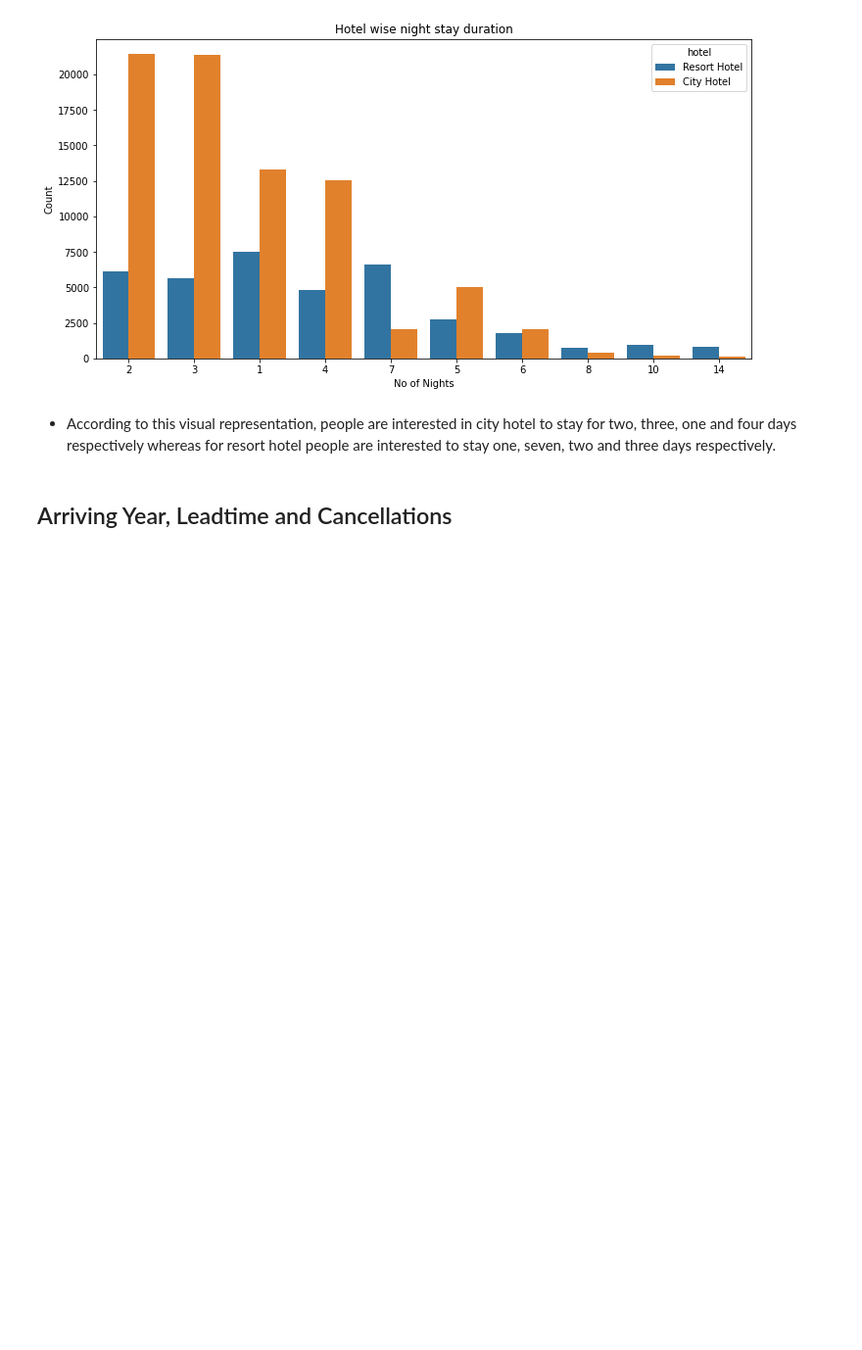
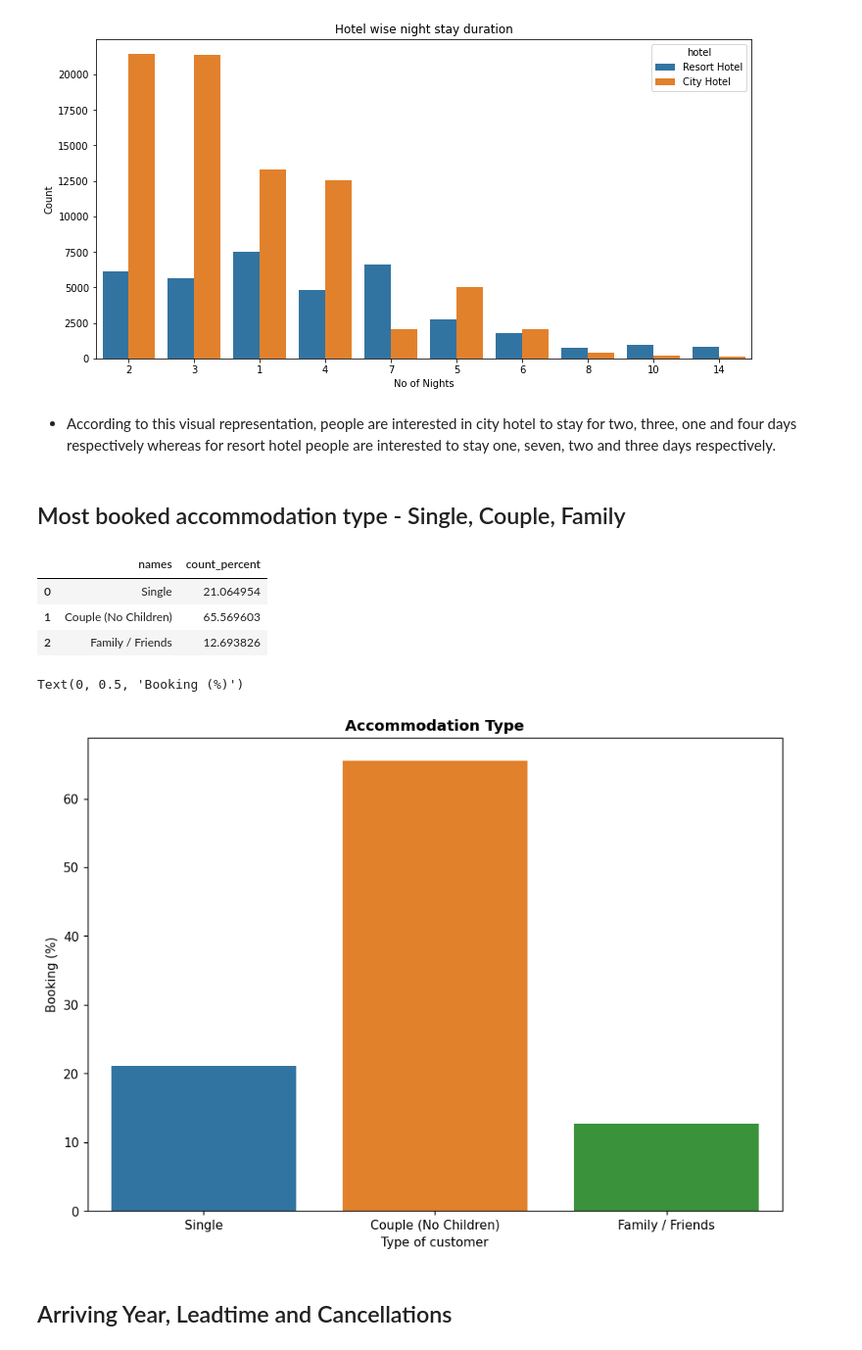
Before and after one commit to KK-Niraj/Hotel-Booking-Analysis, a Jupyter notebook: Hotel_Booking_Analysis_Capstone_Project.ipynb, the cells around one changed output. Shown at 98% size. Cells and saved outputs as stored; diff of their text form; code cells hidden in the pictures; blank space fills up the shorter version.

```diff
--- a/Hotel_Booking_Analysis_Capstone_Project.ipynb
+++ b/Hotel_Booking_Analysis_Capstone_Project.ipynb
@@ -350,6 +350,40 @@ Text(0, 0.5, 'Count')
 [figure]
 # %% [markdown]
 *   According to this visual representation, people are interested in city hotel to stay for two, three, one and four days respectively whereas for resort hotel people are interested to stay one, seven, two and three days respectively.
+# %% [markdown]
+## Most booked accommodation type - Single, Couple, Family
+# %%
+# Select single, couple, multiple adults and family
+df_not_canceled = df[df['is_canceled'] == 0]
+
+# Select single, couple, multiple adults and family
+single   = df_not_canceled[(df_not_canceled.adults == 1) & (df_not_canceled.children == 0) & (df_not_canceled.babies == 0)]
+couple   = df_not_canceled[(df_not_canceled.adults == 2) & (df_not_canceled.children == 0) & (df_not_canceled.babies == 0)]
+family   = df_not_canceled[df_not_canceled.adults + df_not_canceled.children + df_not_canceled.babies > 2]
+# %%
+# Make the list of Category names, and their total percentage
+names = ['Single', 'Couple (No Children)', 'Family / Friends']
+count = [single.shape[0],couple.shape[0], family.shape[0]]
+count_percent = [x/df_not_canceled.shape[0]*100 for x in count]
+d = {'names':names,'count_percent':count_percent}
+acc_type = pd.DataFrame(data = d)
+# %%
+acc_type
+# %% [output]
+|  | names | count_percent |
+| 0 | Single | 21.064954 |
+| 1 | Couple (No Children) | 65.569603 |
+| 2 | Family / Friends | 12.693826 |
+# %%
+# Draw the curve
+plt.figure(figsize = (10,7), dpi=110)
+sns.barplot(data = acc_type, x = 'names', y = 'count_percent')
+plt.title('Accommodation Type', weight = 'bold')
+plt.xlabel('Type of customer')
+plt.ylabel('Booking (%)')
+# %% [output]
+Text(0, 0.5, 'Booking (%)')
+[figure, added]
 # %% [markdown]
 ## Arriving Year, Leadtime and Cancellations
 # %%
```
Also changed, not shown: parts of 5 cells of this notebook.
